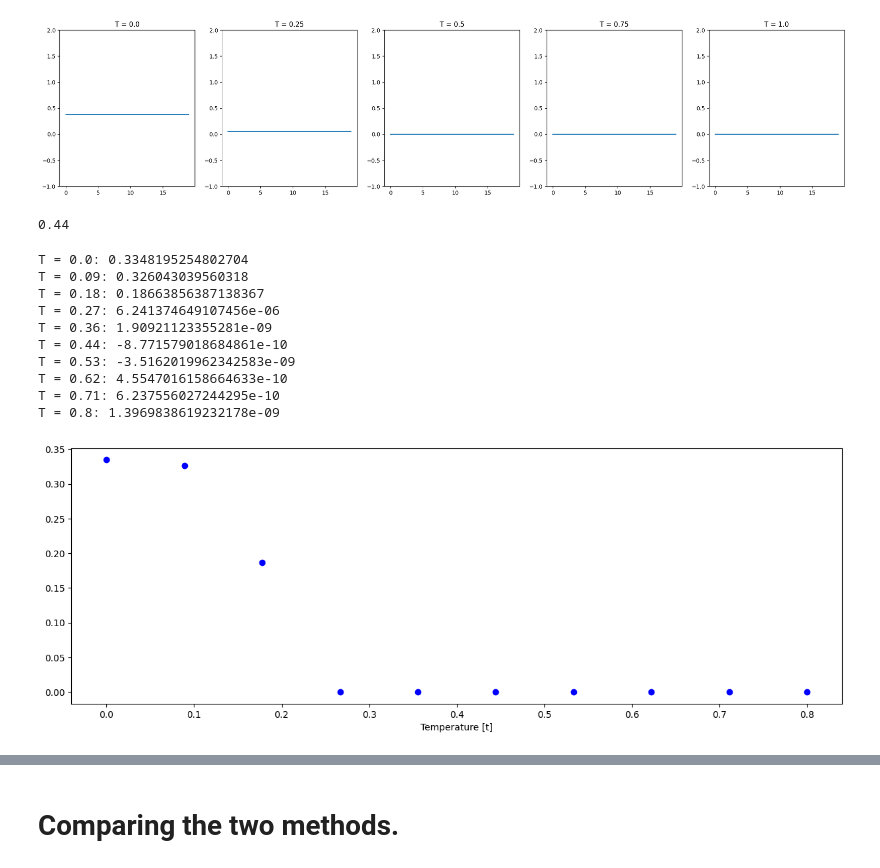
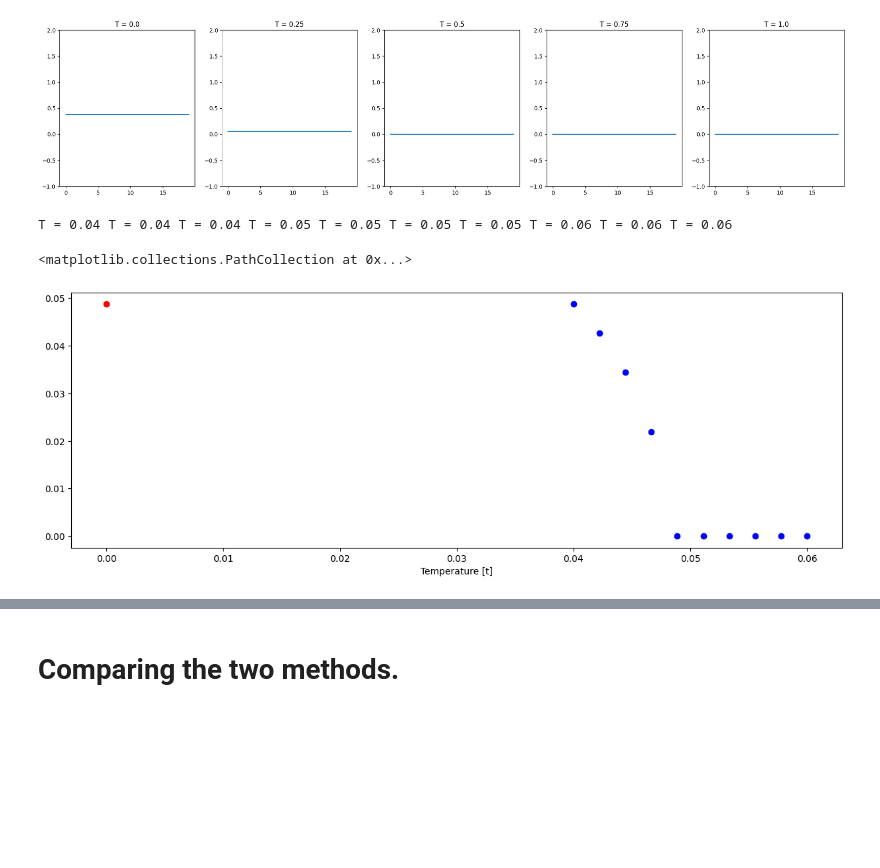
Before and after one commit to axeltib/BdG-numerical, a Jupyter notebook: code/spin_chain.ipynb, the cells around one changed output, grey strips where cells are left out. Saved outputs shown, nothing was run; the diff lists cells and outputs as text; code cells hidden in the pictures; blank space fills up the shorter version.

```diff
--- a/code/spin_chain.ipynb
+++ b/code/spin_chain.ipynb
@@ -74,44 +80,36 @@ for i, T in enumerate(T_set):
     axs[i].set_ylim(-1, 2)
 # %% [output]
 [figure]
-# %%
-3.52/2 * 0.25
-# %% [output]
-0.44
 # %%
 # Calculating the gap parameter amplitude
-N = 20
+N = 40
 Nc = 2
 t = 1
+
 mu = 0.5 * t
+V = 1.4 * t
 
-num_iter = 100
+convergence_threshold = 1e-7
 
-T_set = np.linspace(0, 0.8*t, 10)
+T_set = np.linspace(0.04, 0.06, 10)
 
 fig, axs = plt.subplots(1, 1, figsize=(15,5))
-last_delta = np.zeros((N,N))
+
+deltas = []
 
 # Creating a BdG instance
+solver = BdG_method(N, Nc, mu, t, V, T_set[0], convergence_threshold)
 for i, T in enumerate(T_set):
-    if not np.any(last_delta):
-        solver = BdG_method(N, Nc, mu, t, T, num_iter)
-    else:
-        solver = BdG_method(N, Nc, mu, t, T, num_iter, delta=last_delta)
-    last_delta = solver.run_solver()
-    delta_diag = np.diagonal(solver.delta)
-    print("T = {0}: {1}".format(round(T, 2), np.mean(np.real(delta_diag))))
-    axs.scatter(T, np.mean(np.real(delta_diag)), c="b")
-    axs.set_xlabel("Temperature [t]")
+    print("T = {0}".format(round(T, 2)), end=" ")
+    solver.set_temperature(T)
+    solver.run_solver()
+    deltas.append(solver.get_global_delta())
+
+axs.scatter(T_set, deltas, c="b")
+axs.set_xlabel("Temperature [t]")
+
+axs.scatter(0, deltas[0], c="red")
 # %% [output]
-T = 0.0: 0.3348195254802704
-T = 0.09: 0.326043039560318
-T = 0.18: 0.18663856387138367
-T = 0.27: 6.241374649107456e-06
-T = 0.36: 1.90921123355281e-09
-T = 0.44: -8.771579018684861e-10
-T = 0.53: -3.5162019962342583e-09
-T = 0.62: 4.5547016158664633e-10
-T = 0.71: 6.237556027244295e-10
-T = 0.8: 1.3969838619232178e-09
+T = 0.04 T = 0.04 T = 0.04 T = 0.05 T = 0.05 T = 0.05 T = 0.05 T = 0.06 T = 0.06 T = 0.06
+<matplotlib.collections.PathCollection at 0x...>
-[figure, old version]
+[figure, new version]
```
Also changed, not shown: parts of 9 cells of this notebook, 11 other files.
